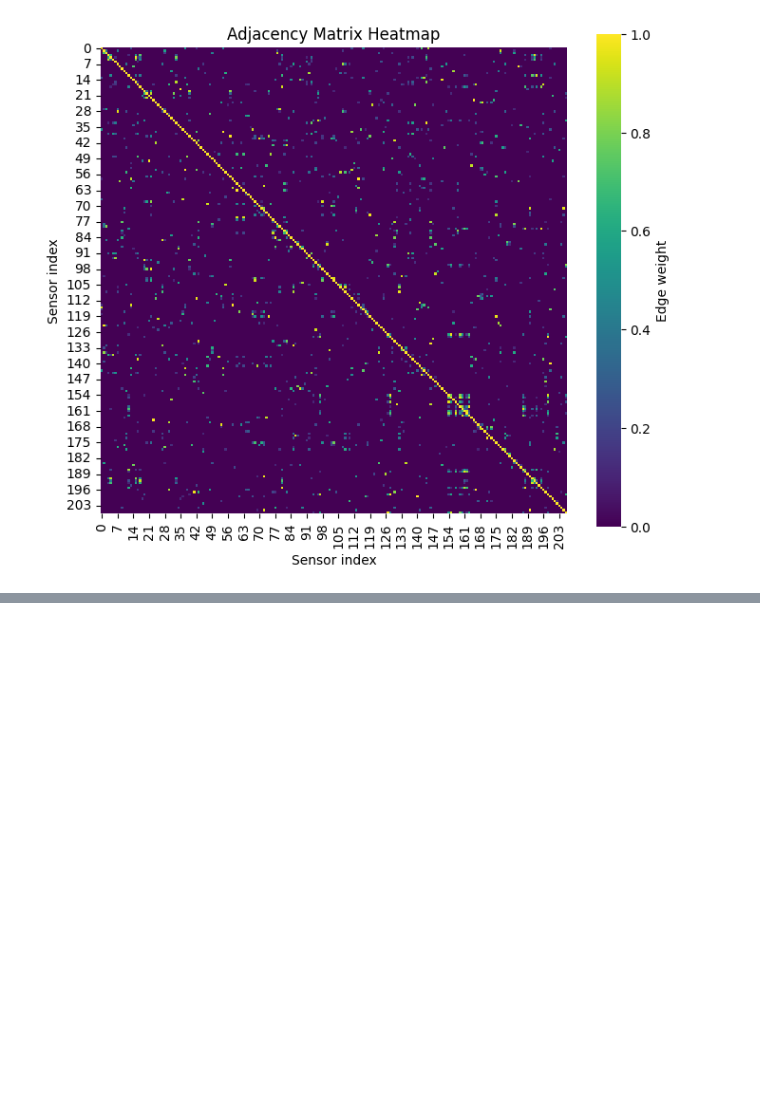
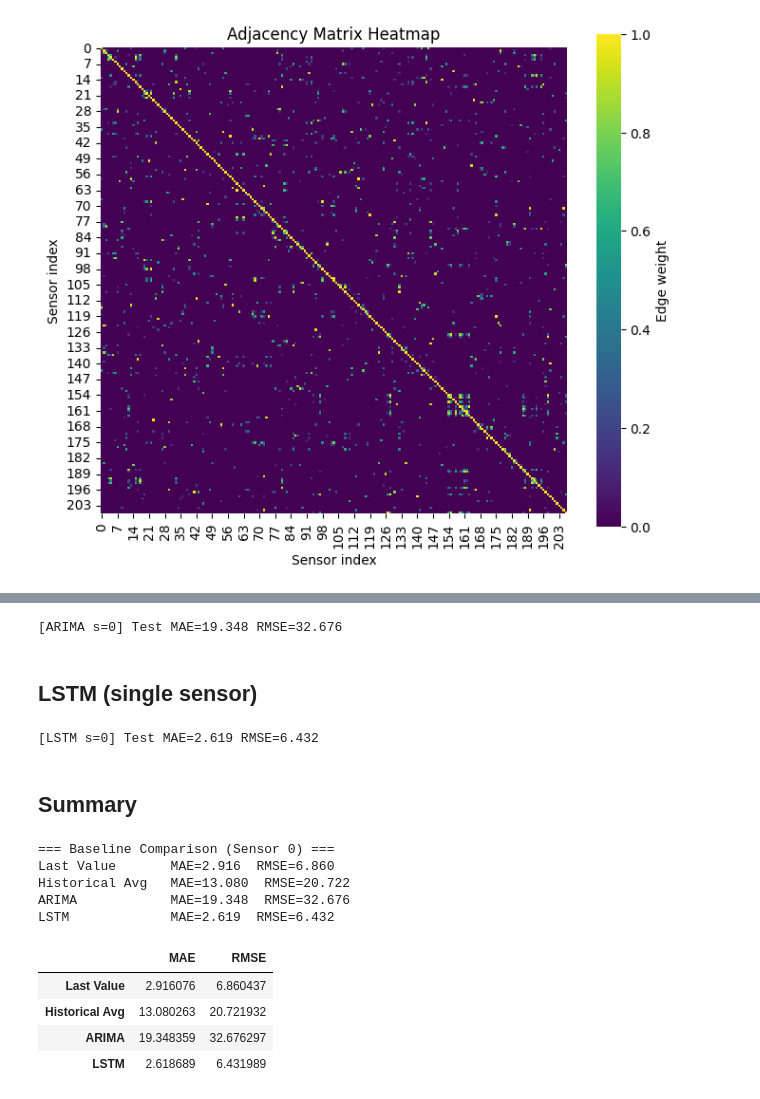
Before and after one commit to yjiao1022/metr_la, a Jupyter notebook: notebooks/01_eda.ipynb, the cells around one changed output, grey strips where cells are left out. Drawn from its saved outputs; the diff is of its cells as text; code cells hidden in the pictures; blank space fills up the shorter version.

Commit message:
Add baseline methods for traffic prediction.

```diff
--- a/notebooks/01_eda.ipynb
+++ b/notebooks/01_eda.ipynb
@@ -249,0 +315,3 @@ Saved map → results/metr_la_sensors.html
+# %%
+lv_mae, lv_rmse = baseline_last_value(data, horizon=1, sensor_id_or_idx=0)
+print(f"[LastValue] Test MAE={lv_mae:.3f} RMSE={lv_rmse:.3f}")
@@ -249,0 +393,3 @@ Saved map → results/metr_la_sensors.html
+# %%
+ha_mae, ha_rmse = baseline_historical_average(data, sensor_id_or_idx=0, horizon=1, period=288)
+print(f"[HistAvg]   Test MAE={ha_mae:.3f} RMSE={ha_rmse:.3f}")
@@ -249,0 +435,7 @@ Saved map → results/metr_la_sensors.html
+# %%
+arima_mae, arima_rmse = baseline_arima_single_sensor(data, sensor_id_or_idx=0, order=(1,1,0))
+print(f"[ARIMA s=0] Test MAE={arima_mae:.3f} RMSE={arima_rmse:.3f}")
+# %% [output]
+[ARIMA s=0] Test MAE=19.348 RMSE=32.676
+# %% [markdown]
+## LSTM (single sensor)
@@ -249,0 +544,48 @@ Saved map → results/metr_la_sensors.html
+# %%
+lstm_mae, lstm_rmse = baseline_lstm_single_sensor(data, sensor_id_or_idx=0, L=96, epochs=30)
+print(f"[LSTM s=0] Test MAE={lstm_mae:.3f} RMSE={lstm_rmse:.3f}")
+# %% [output]
+[LSTM s=0] Test MAE=2.619 RMSE=6.432
+# %% [markdown]
+## Summary
+# %%
+results = {}
+
+# ---- Last Value baseline ----
+# predict t+1 = t
+# lv_mae, lv_rmse = baseline_last_value(data, horizon=1)
+results["Last Value"] = (lv_mae, lv_rmse)
+
+# ---- Historical Average ----
+# ha_mae, ha_rmse = baseline_hist_avg(data, steps_per_day=288, horizon=1, leak_free=True)
+results["Historical Avg"] = (ha_mae, ha_rmse)
+
+# ---- ARIMA ----
+# NOTE: ARIMA is slow — may want to downsample or limit horizon
+# arima_mae, arima_rmse = baseline_arima_single_sensor(data, sensor_id_or_idx=0, order=(2,1,0))
+results["ARIMA"] = (arima_mae, arima_rmse)
+
+# ---- LSTM ----
+# lstm_mae, lstm_rmse = baseline_lstm_single_sensor(data, sensor_id_or_idx=0, L=96, epochs=30)
+results["LSTM"] = (lstm_mae, lstm_rmse)
+
+# ---- Summary printout ----
+print("=== Baseline Comparison (Sensor 0) ===")
+for name, (mae, rmse) in results.items():
+    print(f"{name:15s}  MAE={mae:.3f}  RMSE={rmse:.3f}")
+
+# Optionally: pretty DataFrame
+import pandas as pd
+df = pd.DataFrame(results, index=["MAE", "RMSE"]).T
+display(df)
+# %% [output]
+=== Baseline Comparison (Sensor 0) ===
+Last Value       MAE=2.916  RMSE=6.860
+Historical Avg   MAE=13.080  RMSE=20.722
+ARIMA            MAE=19.348  RMSE=32.676
+LSTM             MAE=2.619  RMSE=6.432
+|  | MAE | RMSE |
+| Last Value | 2.916076 | 6.860437 |
+| Historical Avg | 13.080263 | 20.721932 |
+| ARIMA | 19.348359 | 32.676297 |
+| LSTM | 2.618689 | 6.431989 |
```
Also changed, not shown: parts of 13 cells of this notebook.
